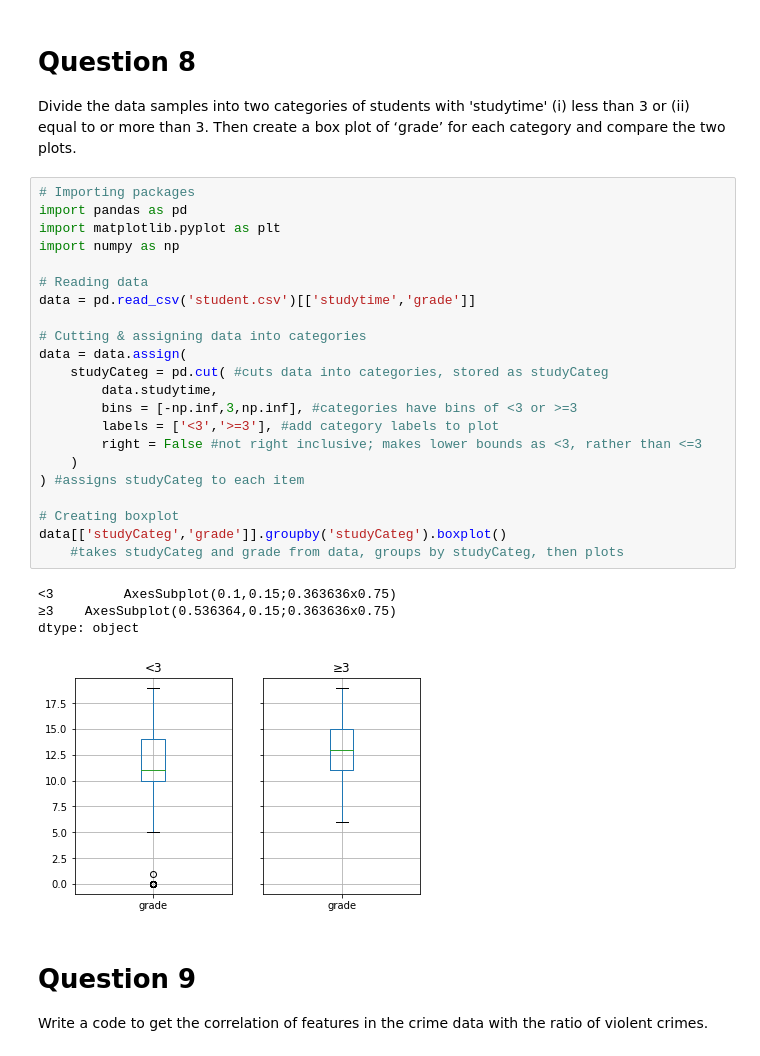
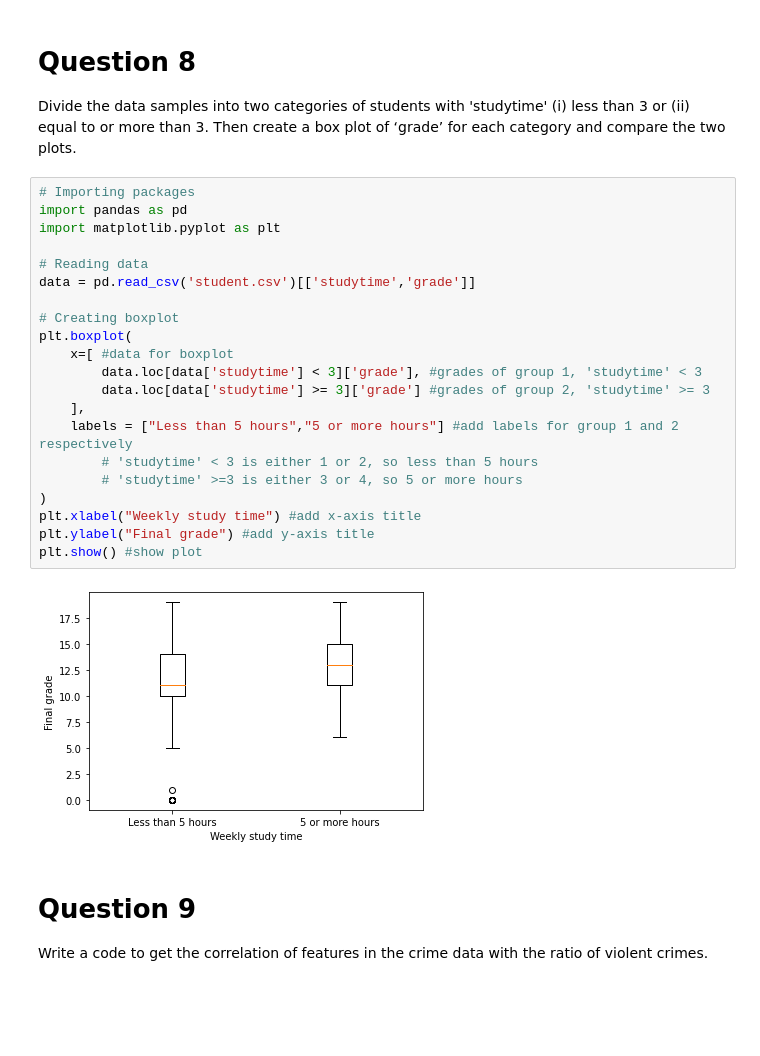
Before and after one commit to mv18gs/STAT-1P50, a Jupyter notebook: assignment2/assignment2.ipynb, the cells around one changed output. Cells and saved outputs as stored; diff of their text form; blank space fills up the shorter version.

```diff
--- a/assignment2/assignment2.ipynb
+++ b/assignment2/assignment2.ipynb
@@ -313,33 +314,29 @@ There are 3 paragraphs that contain the word 'learning'
 # %% [markdown]
 # Question 8
 Divide the data samples into two categories of students with 'studytime' (i) less than 3 or (ii) equal to or more than 3. Then create a box plot of ‘grade’ for each category and compare the two plots.
-# %%
-# Importing packages
-import pandas as pd
-import matplotlib.pyplot as plt
-import numpy as np
-
-# Reading data
-data = pd.read_csv('student.csv')[['studytime','grade']]
-
-# Cutting & assigning data into categories
-data = data.assign(
-    studyCateg = pd.cut( #cuts data into categories, stored as studyCateg
-        data.studytime,
-        bins = [-np.inf,3,np.inf], #categories have bins of <3 or >=3
-        labels = ['<3','>=3'], #add category labels to plot
-        right = False #not right inclusive; makes lower bounds as <3, rather than <=3
-    )
-) #assigns studyCateg to each item
-
-# Creating boxplot
-data[['studyCateg','grade']].groupby('studyCateg').boxplot()
-    #takes studyCateg and grade from data, groups by studyCateg, then plots
-# %% [output]
-<3         AxesSubplot(0.1,0.15;0.363636x0.75)
-≥3    AxesSubplot(0.536364,0.15;0.363636x0.75)
-dtype: object
-[figure, removed]
+# %%
+# Importing packages
+import pandas as pd
+import matplotlib.pyplot as plt
+
+# Reading data
+data = pd.read_csv('student.csv')[['studytime','grade']]
+
+# Creating boxplot
+plt.boxplot(
+    x=[ #data for boxplot
+        data.loc[data['studytime'] < 3]['grade'], #grades of group 1, 'studytime' < 3
+        data.loc[data['studytime'] >= 3]['grade'] #grades of group 2, 'studytime' >= 3
+    ],
+    labels = ["Less than 5 hours","5 or more hours"] #add labels for group 1 and 2 respectively
+        # 'studytime' < 3 is either 1 or 2, so less than 5 hours
+        # 'studytime' >=3 is either 3 or 4, so 5 or more hours
+)
+plt.xlabel("Weekly study time") #add x-axis title
+plt.ylabel("Final grade") #add y-axis title
+plt.show() #show plot
+# %% [output]
+[figure, added]
 # %% [markdown]
 # Question 9
 Write a code to get the correlation of features in the crime data with the ratio of violent crimes.
```
Also changed, not shown: parts of 4 cells of this notebook, 2 other files.
